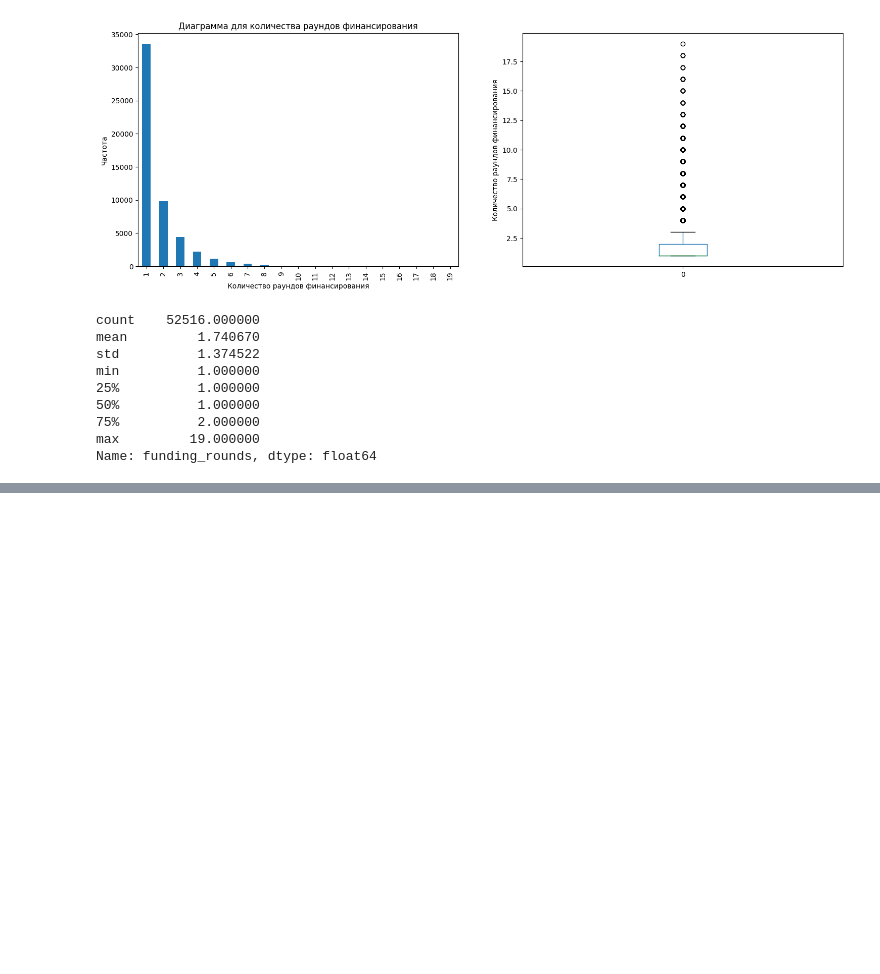
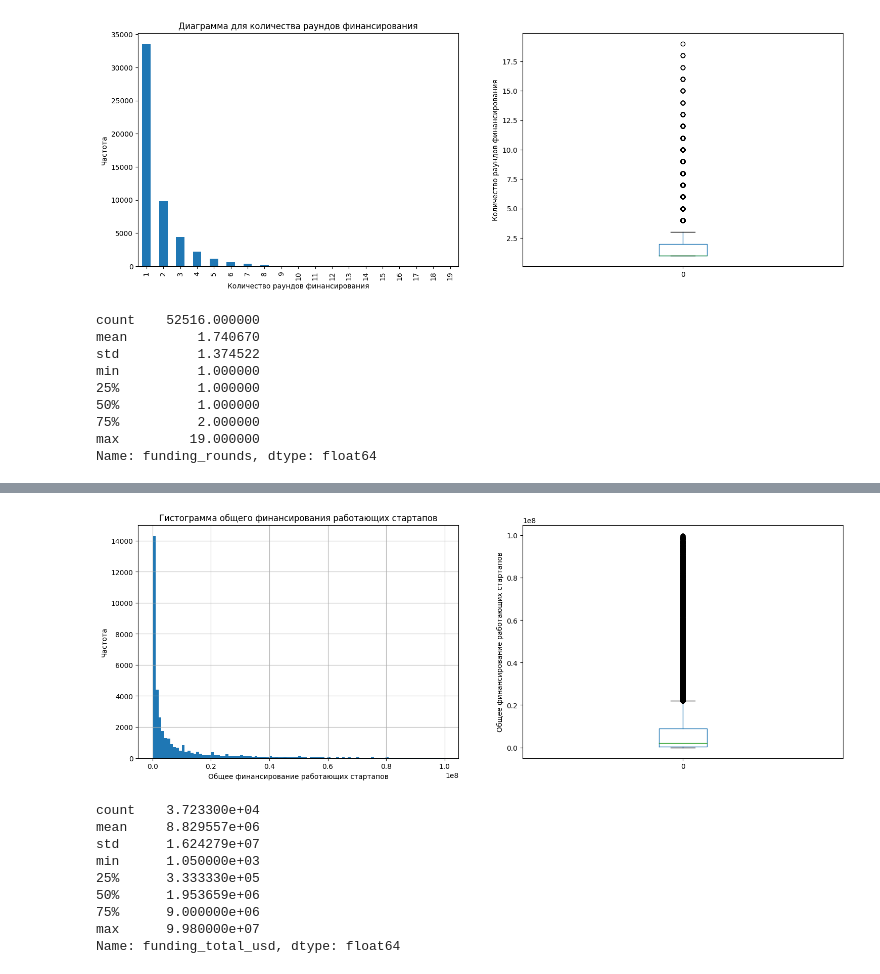
Before and after one commit to VladimirEis/masterskaya_project, a Jupyter notebook: masterskaya_project.ipynb, the cells around one changed output, grey strips where cells are left out. Drawn from its saved outputs; the diff is of its cells as text; code cells hidden in the pictures; blank space fills up the shorter version.

```diff
--- a/masterskaya_project.ipynb
+++ b/masterskaya_project.ipynb
@@ -427,0 +489,41 @@ plt.show()
+# %%
+# Строим гистограмму для общего финансирования и boxplot диаграмму работающих стартапов, также смотрим описание данных
+plt.subplot(1, 2, 1)
+startups_train[
+    'funding_total_usd'
+].loc[
+    (startups_train['funding_total_usd'] > 1000) &
+    (startups_train['funding_total_usd'] < 100000000) &
+    (startups_train['status'] == 'operating')
+].hist(bins=100, figsize=(18, 6))
+plt.title('Гистограмма общего финансирования работающих стартапов')
+plt.xlabel('Общее финансирование работающих стартапов')
+plt.ylabel('Частота')
+plt.subplot(1, 2, 2)
+startups_train[
+    'funding_total_usd'
+].loc[
+    (startups_train['funding_total_usd'] > 1000) &
+    (startups_train['funding_total_usd'] < 100000000) &
+    (startups_train['status'] == 'operating')
+].plot.box(use_index=False)
+plt.ylabel('Общее финансирование работающих стартапов')
+plt.show()
+startups_train[
+    'funding_total_usd'
+].loc[
+    (startups_train['funding_total_usd'] > 1000) &
+    (startups_train['funding_total_usd'] < 100000000) &
+    (startups_train['status'] == 'operating')
+].describe()
+# %% [output]
+[figure, added]
+count    3.723300e+04
+mean     8.829557e+06
+std      1.624279e+07
+min      1.050000e+03
+25%      3.333330e+05
+50%      1.953659e+06
+75%      9.000000e+06
+max      9.980000e+07
+Name: funding_total_usd, dtype: float64
```
Also changed, not shown: parts of 21 cells of this notebook.
